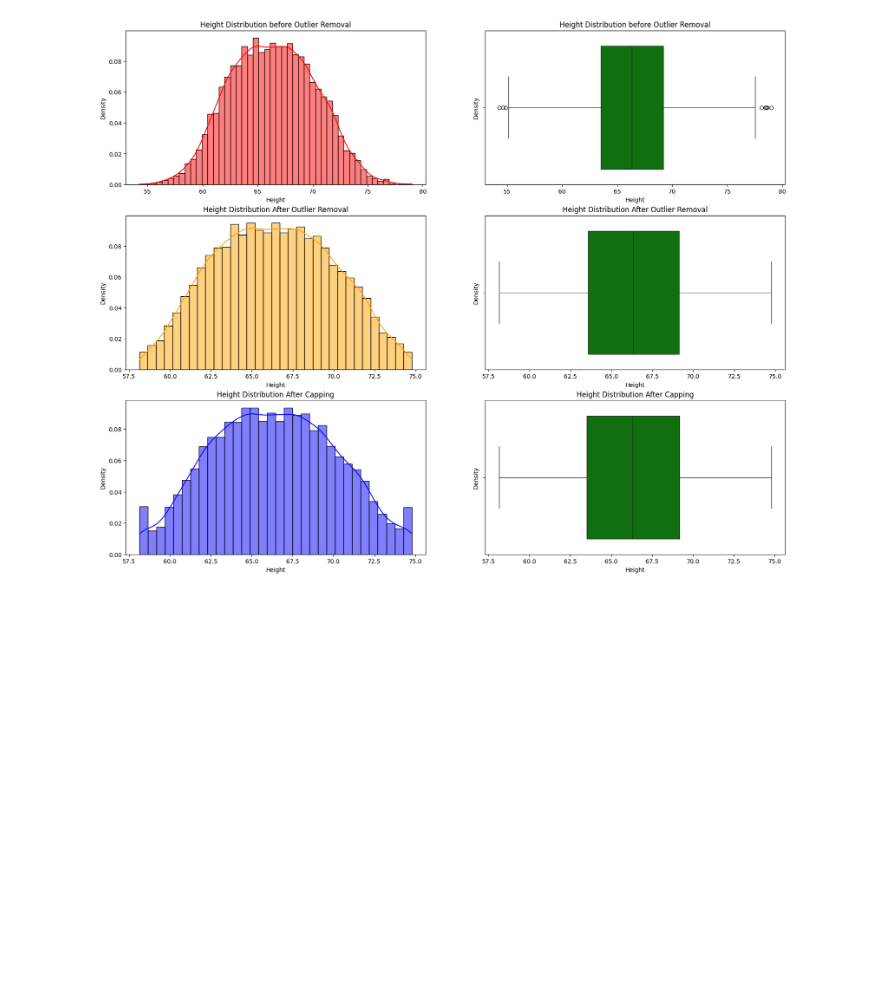
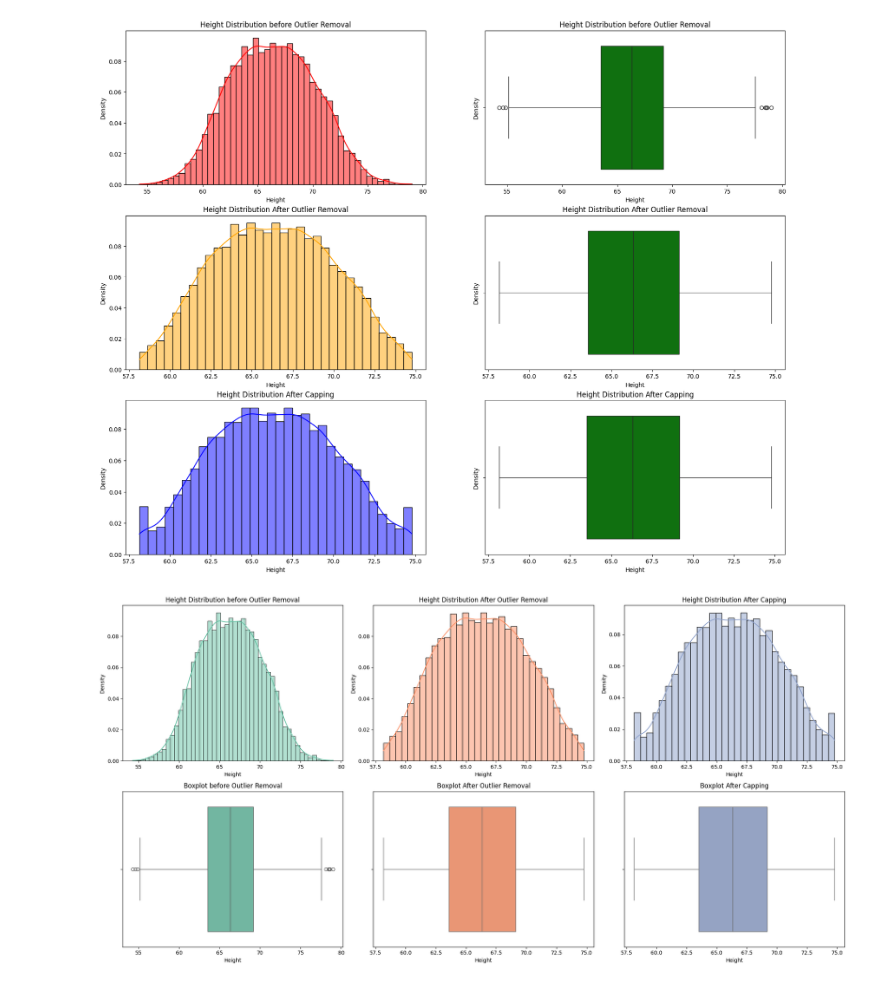
Before and after one commit to Jay5852/100-days-machine-learning-daily-practice, a Jupyter notebook: outlier_detection/percentile_outlier_detection.ipynb, the cells around one changed output. Cells and saved outputs as stored; diff of their text form; code cells hidden in the pictures; blank space fills up the shorter version.

Commit message:
Add percentile-based method for outlier detection

```diff
--- a/outlier_detection/percentile_outlier_detection.ipynb
+++ b/outlier_detection/percentile_outlier_detection.ipynb
@@ -219,3 +219,50 @@ plt.ylabel('Density')
 plt.show()
 # %% [output]
 [figure]
+# %%
+
+# Define a nice color palette
+colors = sns.color_palette("Set2", 3)  # 3 distinct colors
+
+plt.figure(figsize=(20,10))
+
+# Column 1: No Outlier Removal
+plt.subplot(2,3,1)
+sns.histplot(df['Height'], kde=True, stat='density', color=colors[0])
+plt.title('Height Distribution before Outlier Removal')
+plt.xlabel('Height')
+plt.ylabel('Density')
+
+plt.subplot(2,3,4)
+sns.boxplot(x=df['Height'], color=colors[0])
+plt.title('Boxplot before Outlier Removal')
+plt.xlabel('Height')
+
+# Column 2: After Outlier Removal
+plt.subplot(2,3,2)
+sns.histplot(new_df['Height'], kde=True, stat='density', color=colors[1])
+plt.title('Height Distribution After Outlier Removal')
+plt.xlabel('Height')
+plt.ylabel('Density')
+
+plt.subplot(2,3,5)
+sns.boxplot(x=new_df['Height'], color=colors[1])
+plt.title('Boxplot After Outlier Removal')
+plt.xlabel('Height')
+
+# Column 3: After Capping
+plt.subplot(2,3,3)
+sns.histplot(new_df2['Height'], kde=True, stat='density', color=colors[2])
+plt.title('Height Distribution After Capping')
+plt.xlabel('Height')
+plt.ylabel('Density')
+
+plt.subplot(2,3,6)
+sns.boxplot(x=new_df2['Height'], color=colors[2])
+plt.title('Boxplot After Capping')
+plt.xlabel('Height')
+
+plt.tight_layout()
+plt.show()
+# %% [output]
+[figure, added]
```
